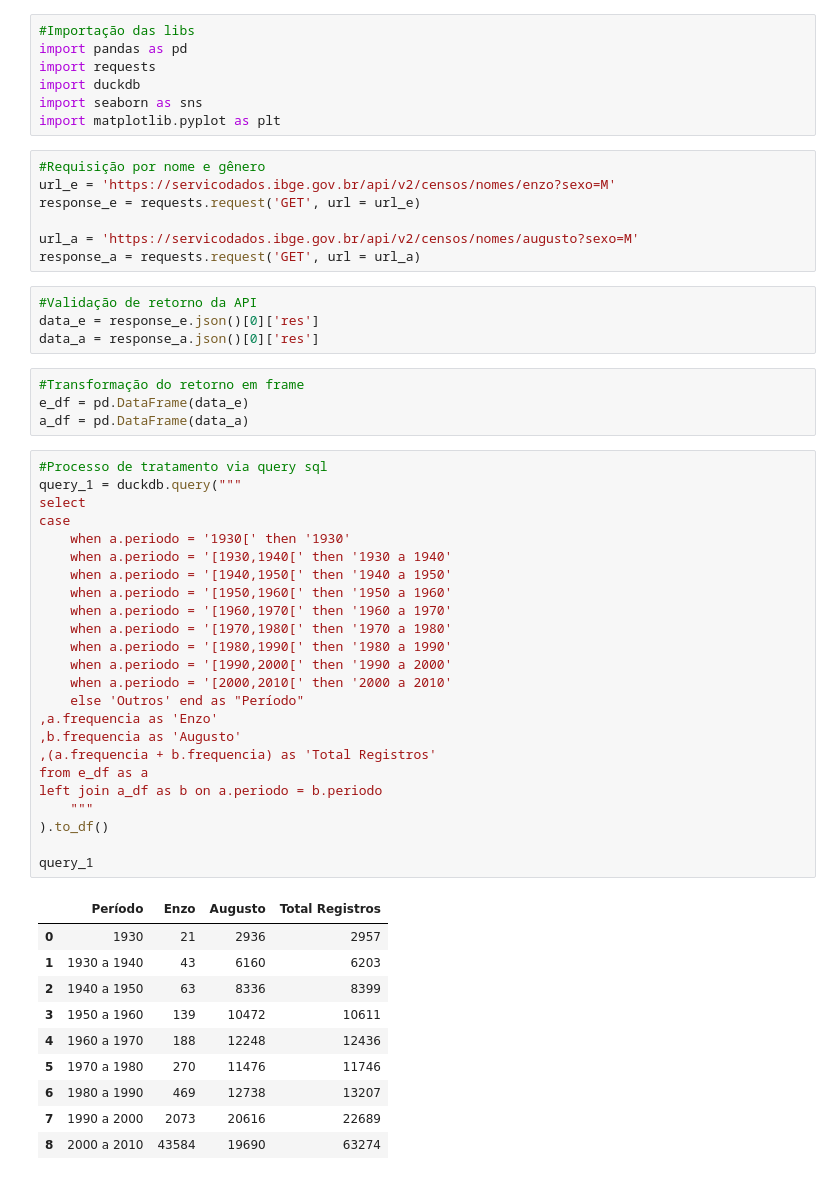
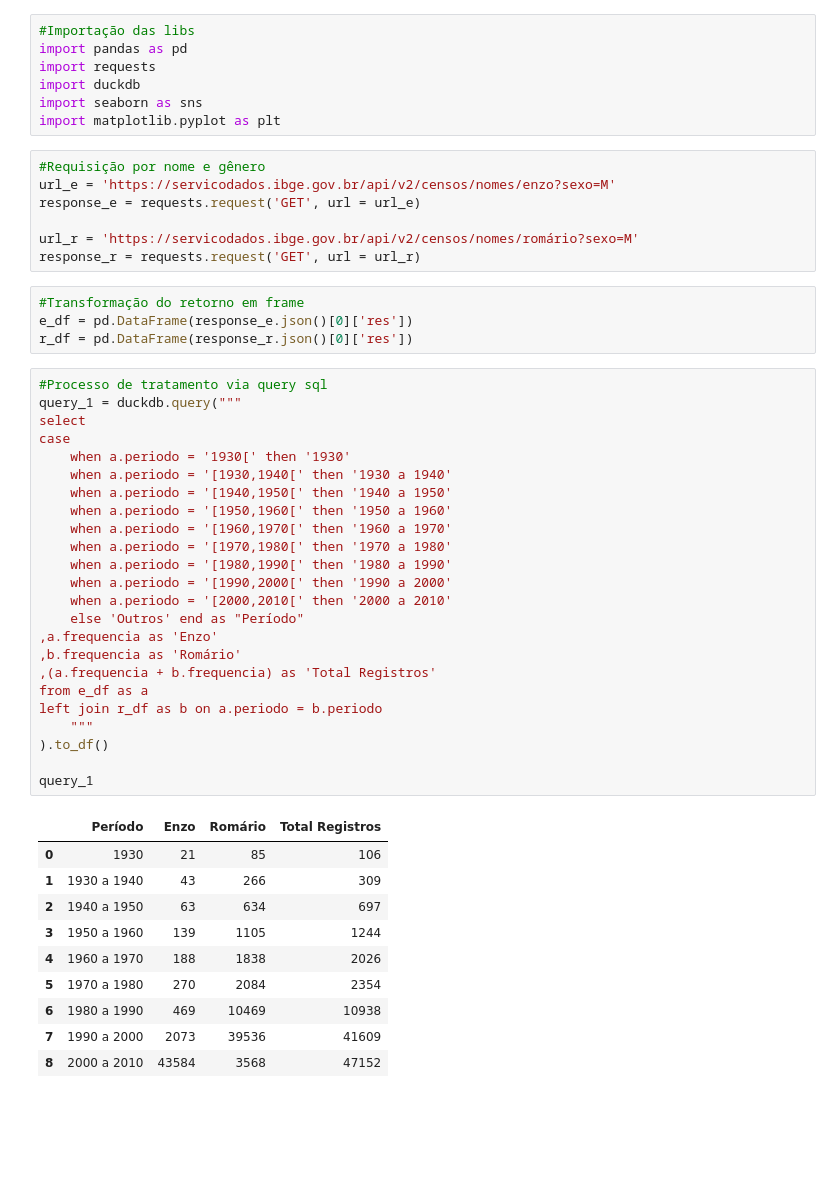
Before and after one commit to Rafael93rj/dados_api_ibge, a Jupyter notebook: import_data_api.ipynb, the cells around one changed output. Cells and saved outputs as stored; diff of their text form; blank space fills up the shorter version.

```diff
--- a/import_data_api.ipynb
+++ b/import_data_api.ipynb
@@ -16,51 +16,47 @@ import matplotlib.pyplot as plt
 url_e = 'https://servicodados.ibge.gov.br/api/v2/censos/nomes/enzo?sexo=M'
 response_e = requests.request('GET', url = url_e)
 
-url_a = 'https://servicodados.ibge.gov.br/api/v2/censos/nomes/augusto?sexo=M'
-response_a = requests.request('GET', url = url_a)
+url_r = 'https://servicodados.ibge.gov.br/api/v2/censos/nomes/romário?sexo=M'
+response_r = requests.request('GET', url = url_r)
-# %%
-#Validação de retorno da API
-data_e = response_e.json()[0]['res']
-data_a = response_a.json()[0]['res']
 # %%
 #Transformação do retorno em frame
-e_df = pd.DataFrame(data_e)
-a_df = pd.DataFrame(data_a)
+e_df = pd.DataFrame(response_e.json()[0]['res'])
+r_df = pd.DataFrame(response_r.json()[0]['res'])
 # %%
 #Processo de tratamento via query sql
 query_1 = duckdb.query("""
 select
 case
     when a.periodo = '1930[' then '1930'
     when a.periodo = '[1930,1940[' then '1930 a 1940'
     when a.periodo = '[1940,1950[' then '1940 a 1950'
     when a.periodo = '[1950,1960[' then '1950 a 1960'
     when a.periodo = '[1960,1970[' then '1960 a 1970'
     when a.periodo = '[1970,1980[' then '1970 a 1980'
     when a.periodo = '[1980,1990[' then '1980 a 1990'
     when a.periodo = '[1990,2000[' then '1990 a 2000'
     when a.periodo = '[2000,2010[' then '2000 a 2010'
     else 'Outros' end as "Período"
 ,a.frequencia as 'Enzo'
-,b.frequencia as 'Augusto'
+,b.frequencia as 'Romário'
 ,(a.frequencia + b.frequencia) as 'Total Registros'
 from e_df as a
-left join a_df as b on a.periodo = b.periodo
+left join r_df as b on a.periodo = b.periodo
     """
 ).to_df()
 
 query_1
 # %% [output]
-|  | Período | Enzo | Augusto | Total Registros |
-| 0 | 1930 | 21 | 2936 | 2957 |
-| 1 | 1930 a 1940 | 43 | 6160 | 6203 |
-| 2 | 1940 a 1950 | 63 | 8336 | 8399 |
-| 3 | 1950 a 1960 | 139 | 10472 | 10611 |
-| 4 | 1960 a 1970 | 188 | 12248 | 12436 |
-| 5 | 1970 a 1980 | 270 | 11476 | 11746 |
-| 6 | 1980 a 1990 | 469 | 12738 | 13207 |
-| 7 | 1990 a 2000 | 2073 | 20616 | 22689 |
-| 8 | 2000 a 2010 | 43584 | 19690 | 63274 |
+|  | Período | Enzo | Romário | Total Registros |
+| 0 | 1930 | 21 | 85 | 106 |
+| 1 | 1930 a 1940 | 43 | 266 | 309 |
+| 2 | 1940 a 1950 | 63 | 634 | 697 |
+| 3 | 1950 a 1960 | 139 | 1105 | 1244 |
+| 4 | 1960 a 1970 | 188 | 1838 | 2026 |
+| 5 | 1970 a 1980 | 270 | 2084 | 2354 |
+| 6 | 1980 a 1990 | 469 | 10469 | 10938 |
+| 7 | 1990 a 2000 | 2073 | 39536 | 41609 |
+| 8 | 2000 a 2010 | 43584 | 3568 | 47152 |
 # %%
 #Gráfico_1
 sns.set_style("white")
```
Also changed, not shown: parts of 3 cells of this notebook, 3 other files.
